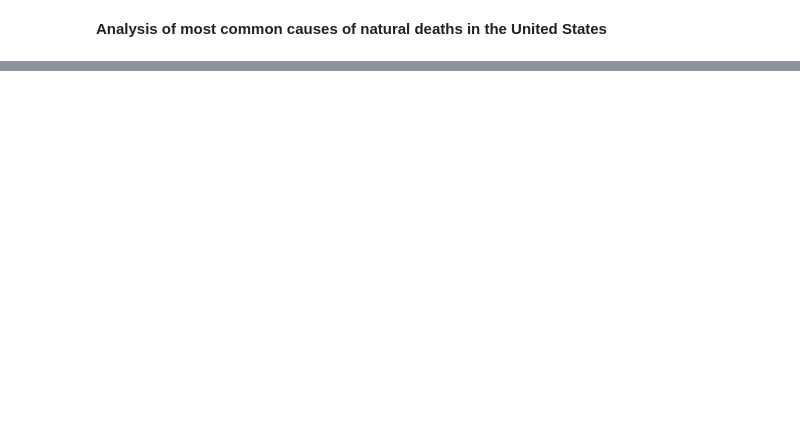
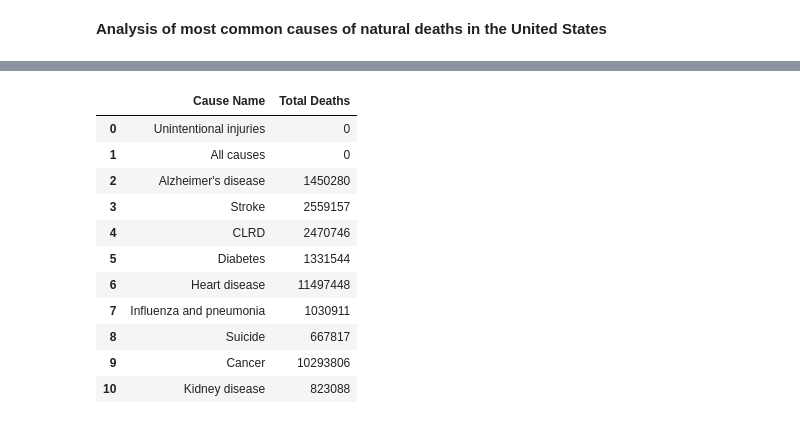
Before and after one commit to DoricesPieces/ClinicalTrials, a Jupyter notebook: Alternative Therapies analysis.ipynb, the cells around one changed output, grey strips where cells are left out. Saved outputs shown, nothing was run; the diff lists cells and outputs as text; code cells hidden in the pictures; blank space fills up the shorter version.

```diff
--- a/Alternative Therapies analysis.ipynb
+++ b/Alternative Therapies analysis.ipynb
@@ -355,35 +655,35 @@ print(sum_of_column)
 # %%
 # List of Causes of Death
 values_to_check = CDC_causes_of_death_list
 
 # Column to sum
 column_to_sum = 'Deaths'
 
 # Create a list to store results
 results = []
 
 # Loop through each value and compute the sum
 for value in values_to_check:
     filtered_rows = deaths_byUS[deaths_byUS['Cause Name'] == value] # Filter rows based on value
     sum_of_column = filtered_rows[column_to_sum].sum()  # Sum the specified column
     results.append({'Cause Name': value, 'Total Deaths': sum_of_column})# Store result in dictionary
 
 #Create ne Dataframe from results
 CDC_causes_of_death_results = pd.DataFrame(results)
 CDC_causes_of_death_results
-
-# Plot bar graph
-plt.figure(figsize=(8, 5))
-sns.barplot(x='Cause Name', y='Total Deaths', data=CDC_causes_of_death_results, palette='viridis')
-
-# Customize plot
-plt.xlabel("Category")
-plt.ylabel("Sum of col2")
-plt.title("Sum of col2 for Each Category")
-plt.grid(axis='y', linestyle='--', alpha=0.7)
-
-# Show plot
-plt.show()
+# %% [output]
+|  | Cause Name | Total Deaths |
+| 0 | Unintentional injuries | 0 |
+| 1 | All causes | 0 |
+| 2 | Alzheimer's disease | 1450280 |
+| 3 | Stroke | 2559157 |
+| 4 | CLRD | 2470746 |
+| 5 | Diabetes | 1331544 |
+| 6 | Heart disease | 11497448 |
+| 7 | Influenza and pneumonia | 1030911 |
+| 8 | Suicide | 667817 |
+| 9 | Cancer | 10293806 |
+| 10 | Kidney disease | 823088 |
 # %%
 #removing rows that are too broad
 Causes_to_drop = ['Unintentional injuries', 'All causes']
```
Also changed, not shown: parts of 47 cells of this notebook, 1 other file.
